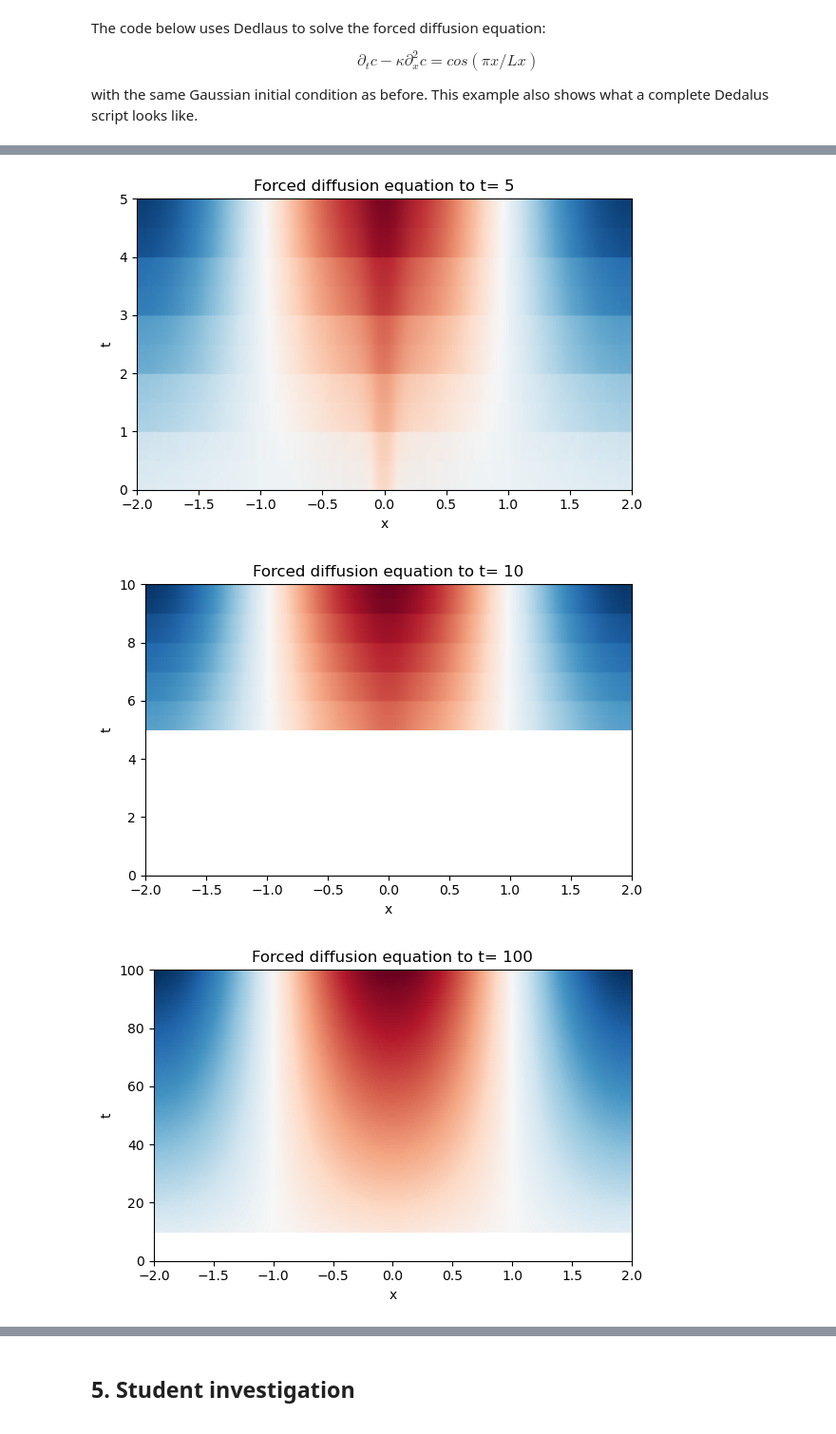
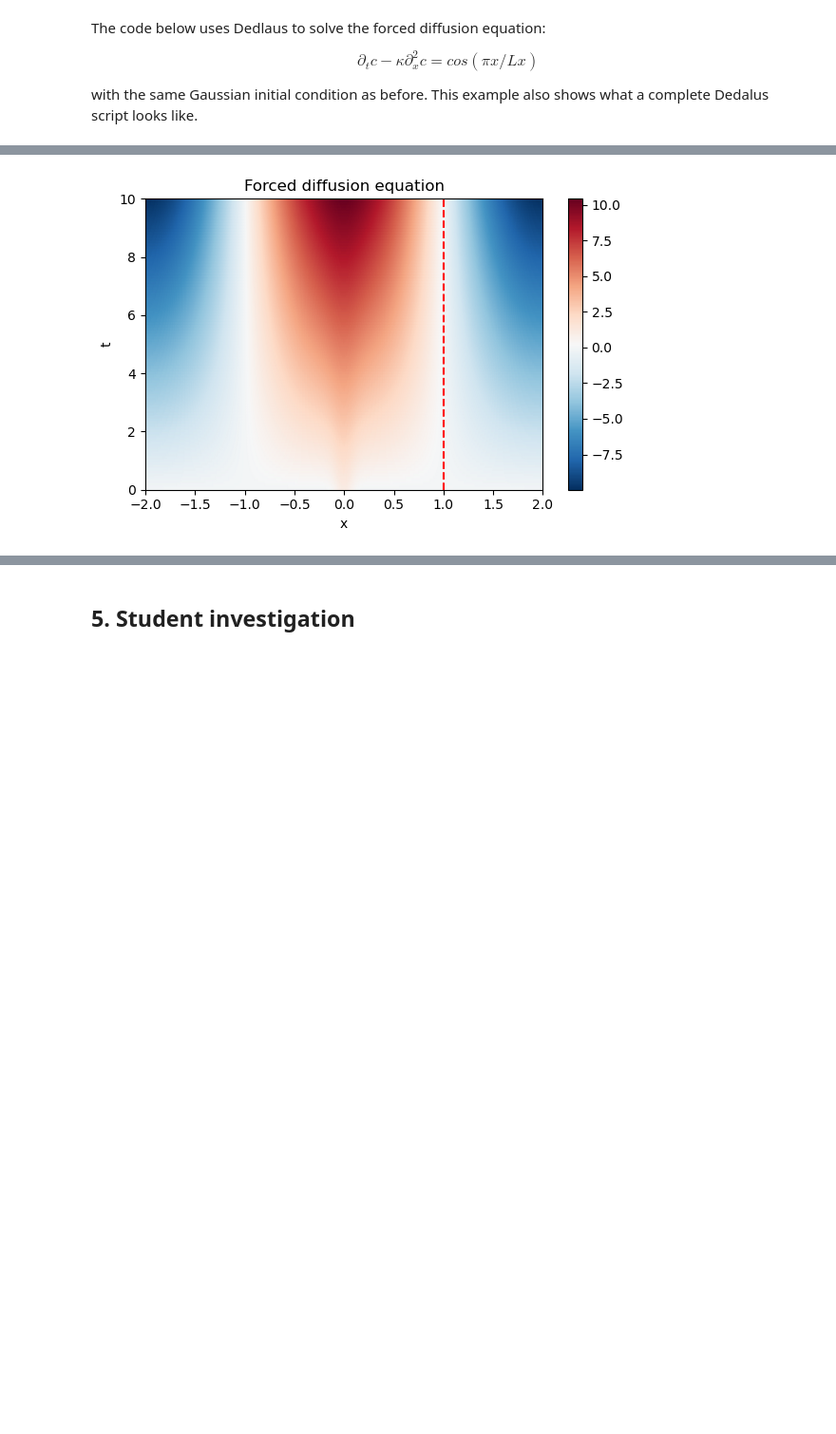
Before and after one commit to Feesh5/QCES, a Jupyter notebook: Project1_dedalus.ipynb, the cells around one changed output, grey strips where cells are left out. Shown at 95% size. Saved outputs shown, nothing was run; the diff lists cells and outputs as text; code cells hidden in the pictures; blank space fills up the shorter version.

```diff
--- a/Project1_dedalus.ipynb
+++ b/Project1_dedalus.ipynb
@@ -316,29 +410,29 @@ problem.add_equation("dt(c) - kappa * dx(dx(c)) = f_x"); # Write out the equatio
 timestepper = dedalus.CNAB1
 solver = problem.build_solver(timestepper)
 
-times = [5, 10 , 100 ,500 ,1000 ,4000]
-for i in times:
-  solver.stop_sim_time = i # Stop at 10 simulation time units
+solver.stop_sim_time = 10 # Stop at 10 simulation time units
 
-  # Main loop
-  timestep = 1
-  c.change_scales(1)
-  c_save = [np.copy(c['g'])]; t_save = [solver.sim_time]; # Save the initial condition and the initial time
-  while solver.proceed:
-      solver.step(timestep)
-      if solver.iteration % 500 == 0: # Every 500 timesteps, print a message to the screen with the progress
-          logger.info('Iteration=%i, Time=%e, dt=%e' %(solver.iteration, solver.sim_time, timestep))
-      c.change_scales(1)
-      c_save.append(np.copy(c['g']))
-      t_save.append(solver.sim_time)
+# Main loop
+timestep = 0.1
+c.change_scales(1)
+c_save = [np.copy(c['g'])]; t_save = [solver.sim_time]; # Save the initial condition and the initial time
+while solver.proceed:
+    solver.step(timestep)
+    if solver.iteration % 500 == 0: # Every 500 timesteps, print a message to the screen with the progress
+        logger.info('Iteration=%i, Time=%e, dt=%e' %(solver.iteration, solver.sim_time, timestep))
+    c.change_scales(1)
+    c_save.append(np.copy(c['g']))
+    t_save.append(solver.sim_time)
 
-  # Plot
-  plt.figure(figsize=(6, 4))
-  plt.pcolormesh(x.ravel(), np.array(t_save), np.array(c_save), cmap='RdBu_r', shading='gouraud', rasterized=True)#, clim=(-1, 1))
-  plt.xlim(x_start, x_end)
-  plt.ylim(0, solver.stop_sim_time)
-  plt.xlabel('x')
-  plt.ylabel('t')
-  plt.title(f'Forced diffusion equation to t= {i}')
-  plt.tight_layout()
+# Plot
+plt.figure(figsize=(6, 4))
+plt.pcolormesh(x.ravel(), np.array(t_save), np.array(c_save), cmap='RdBu_r', shading='gouraud', rasterized=True)
+plt.xlim(x_start, x_end)
+plt.ylim(0, solver.stop_sim_time)
+plt.xlabel('x')
+plt.ylabel('t')
+plt.colorbar()
+plt.axvline(x=1, color='r', linestyle='--')
+plt.title('Forced diffusion equation')
+plt.tight_layout()
 # %% [output]
@@ -360,3 +441 @@ for i in times:
-[figure, old version]
+[figure, new version]
-[figure, removed]
-[figure, removed]
```
Also changed, not shown: parts of 16 cells of this notebook, 1 other file.
